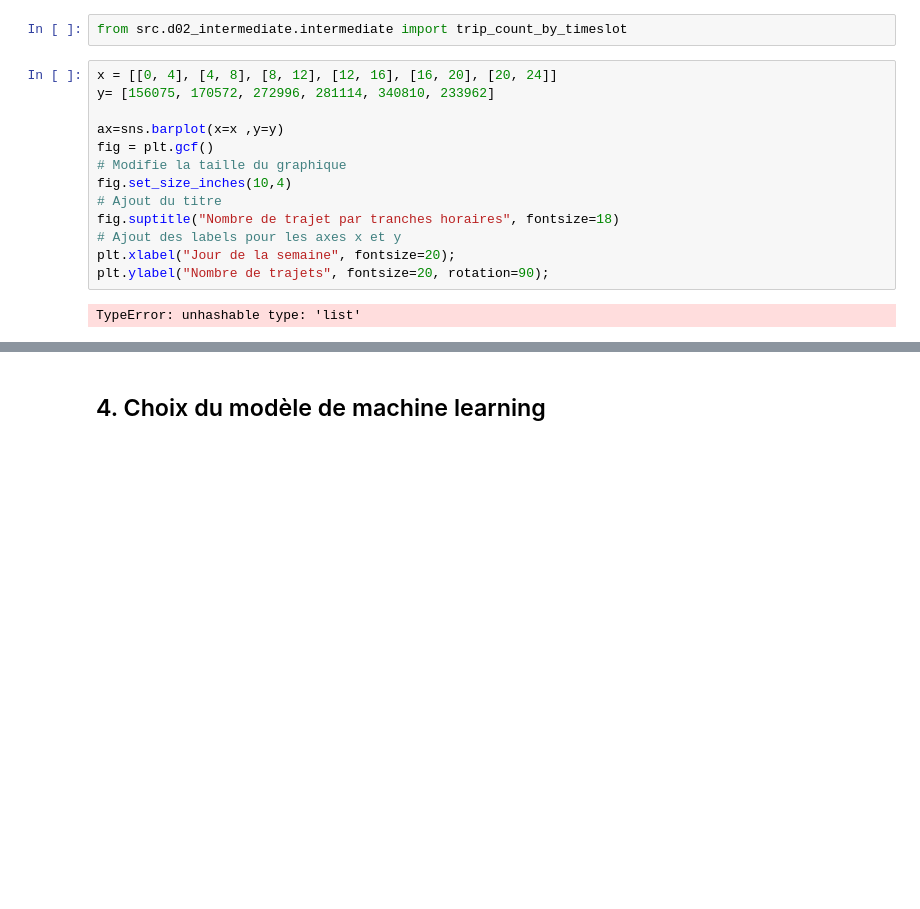
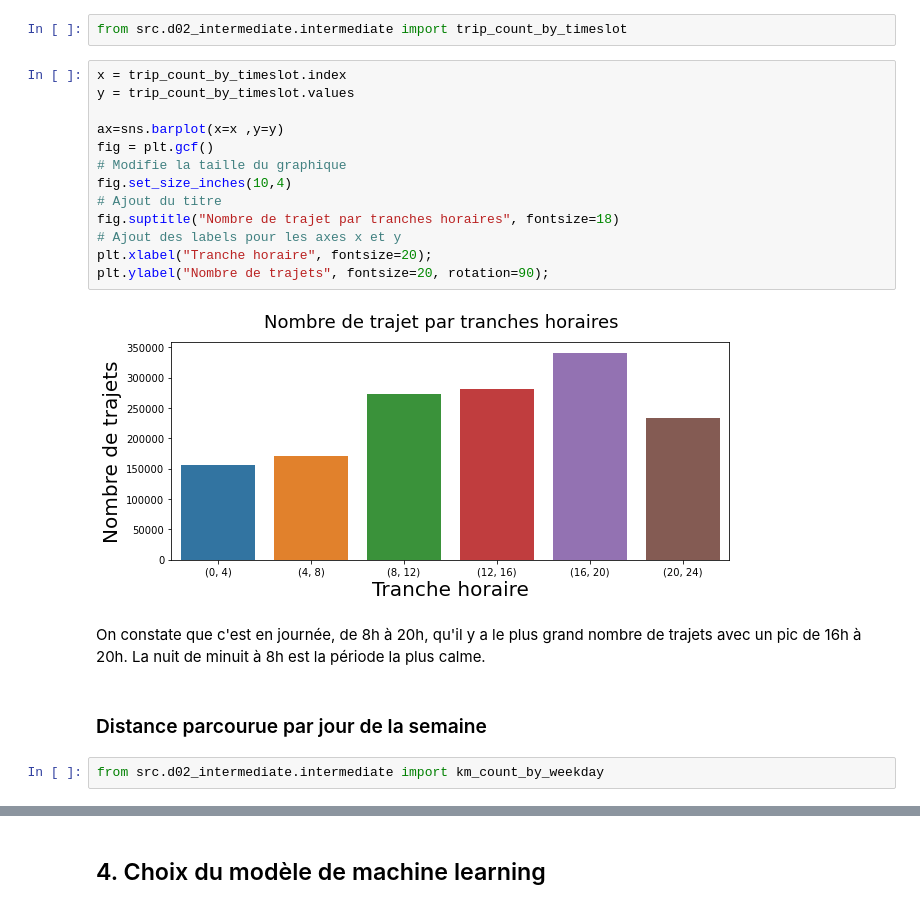
Before and after one commit to ATelders/taxi_traffic, a Jupyter notebook: notebooks/20210330-at-tm-initial-data-exploration.ipynb, the cells around one changed output, grey strips where cells are left out. Cells and saved outputs as stored; diff of their text form; blank space fills up the shorter version.

```diff
--- a/notebooks/20210330-at-tm-initial-data-exploration.ipynb
+++ b/notebooks/20210330-at-tm-initial-data-exploration.ipynb
@@ -178,17 +178,23 @@ On constate que le lundi est le jour le plus calme. Le nombre de trajets augment
 # %%
 from src.d02_intermediate.intermediate import trip_count_by_timeslot
 # %%
-x = [[0, 4], [4, 8], [8, 12], [12, 16], [16, 20], [20, 24]]
-y= [156075, 170572, 272996, 281114, 340810, 233962]
+x = trip_count_by_timeslot.index
+y = trip_count_by_timeslot.values
 
 ax=sns.barplot(x=x ,y=y)
 fig = plt.gcf()
 # Modifie la taille du graphique
 fig.set_size_inches(10,4)
 # Ajout du titre
 fig.suptitle("Nombre de trajet par tranches horaires", fontsize=18)
 # Ajout des labels pour les axes x et y
-plt.xlabel("Jour de la semaine", fontsize=20);
+plt.xlabel("Tranche horaire", fontsize=20);
 plt.ylabel("Nombre de trajets", fontsize=20, rotation=90);
 # %% [output]
-TypeError: unhashable type: 'list'
+[figure, added]
+# %% [markdown]
+On constate que c'est en journée, de 8h à 20h, qu'il y a le plus grand nombre de trajets avec un pic de 16h à 20h. La nuit de minuit à 8h est la période la plus calme.
+# %% [markdown]
+### Distance parcourue par jour de la semaine
+# %%
+from src.d02_intermediate.intermediate import km_count_by_weekday
```
Also changed, not shown: parts of 7 cells of this notebook, 1 other file.
